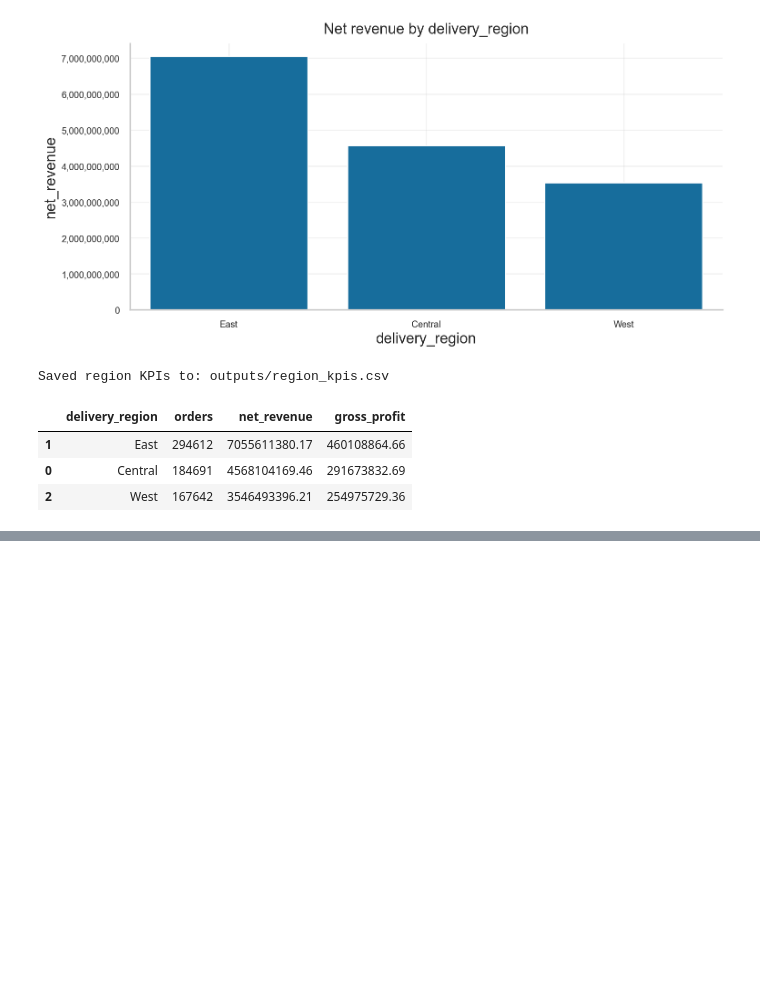
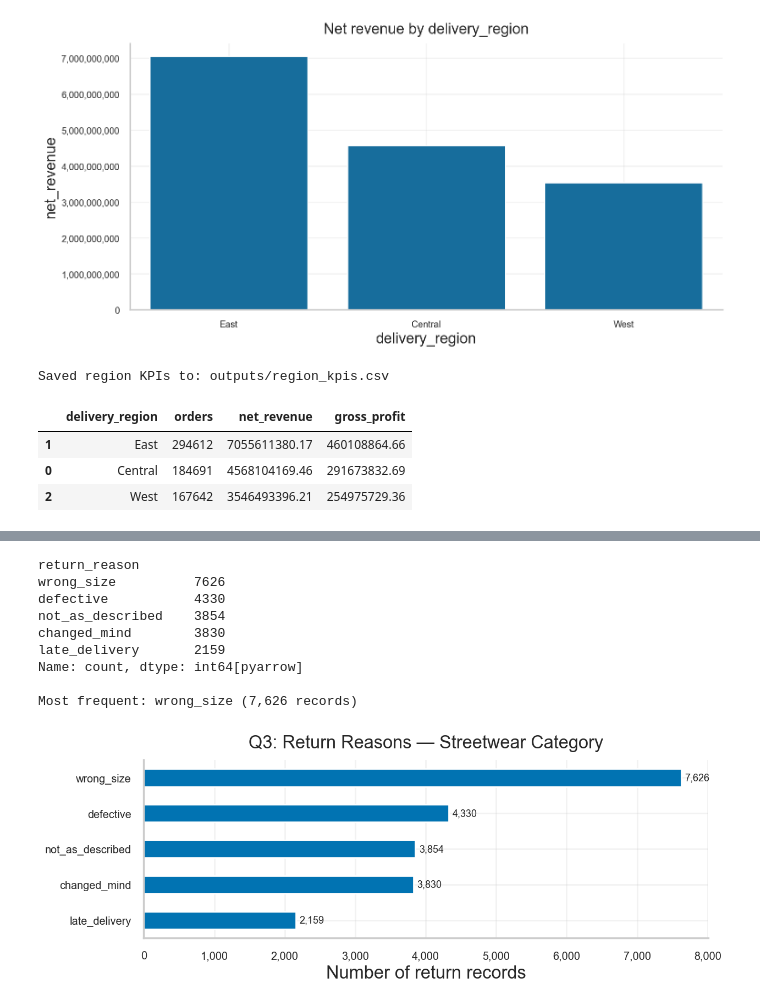
Before and after one commit to zintomvn/DATATHON-2026-VinUni, a Jupyter notebook: notebooks/01_eda_An.ipynb, the cells around one changed output, grey strips where cells are left out. Cells and saved outputs as stored; diff of their text form; code cells hidden in the pictures; blank space fills up the shorter version.

```diff
--- a/notebooks/01_eda_An.ipynb
+++ b/notebooks/01_eda_An.ipynb
@@ -1900,0 +1959,32 @@ Saved region KPIs to: outputs/region_kpis.csv
+# %%
+# Q3: Most frequent return reason for Streetwear category
+returns_products = returns.merge(products[["product_id", "category"]], on="product_id", how="inner")
+streetwear_returns = returns_products[returns_products["category"] == "Streetwear"]
+
+reason_counts = streetwear_returns["return_reason"].value_counts()
+print(reason_counts)
+print(f"\nMost frequent: {reason_counts.idxmax()} ({reason_counts.max():,} records)")
+
+# Bar chart
+fig, ax = plt.subplots(figsize=(10, 4))
+reason_counts.sort_values().plot.barh(ax=ax, edgecolor="white")
+ax.set_title("Q3: Return Reasons — Streetwear Category")
+ax.set_xlabel("Number of return records")
+ax.set_ylabel("")
+for i, (val, name) in enumerate(zip(reason_counts.sort_values(), reason_counts.sort_values().index)):
+    ax.text(val + 50, i, f"{val:,}", va="center", fontsize=10)
+format_axis_thousands(ax, axis="x")
+beautify_ax(ax)
+plt.tight_layout()
+plt.show()
+# %% [output]
+return_reason
+wrong_size          7626
+defective           4330
+not_as_described    3854
+changed_mind        3830
+late_delivery       2159
+Name: count, dtype: int64[pyarrow]
+
+Most frequent: wrong_size (7,626 records)
+[figure, added]
```
Also changed, not shown: parts of 12 cells of this notebook, 2 other files.
